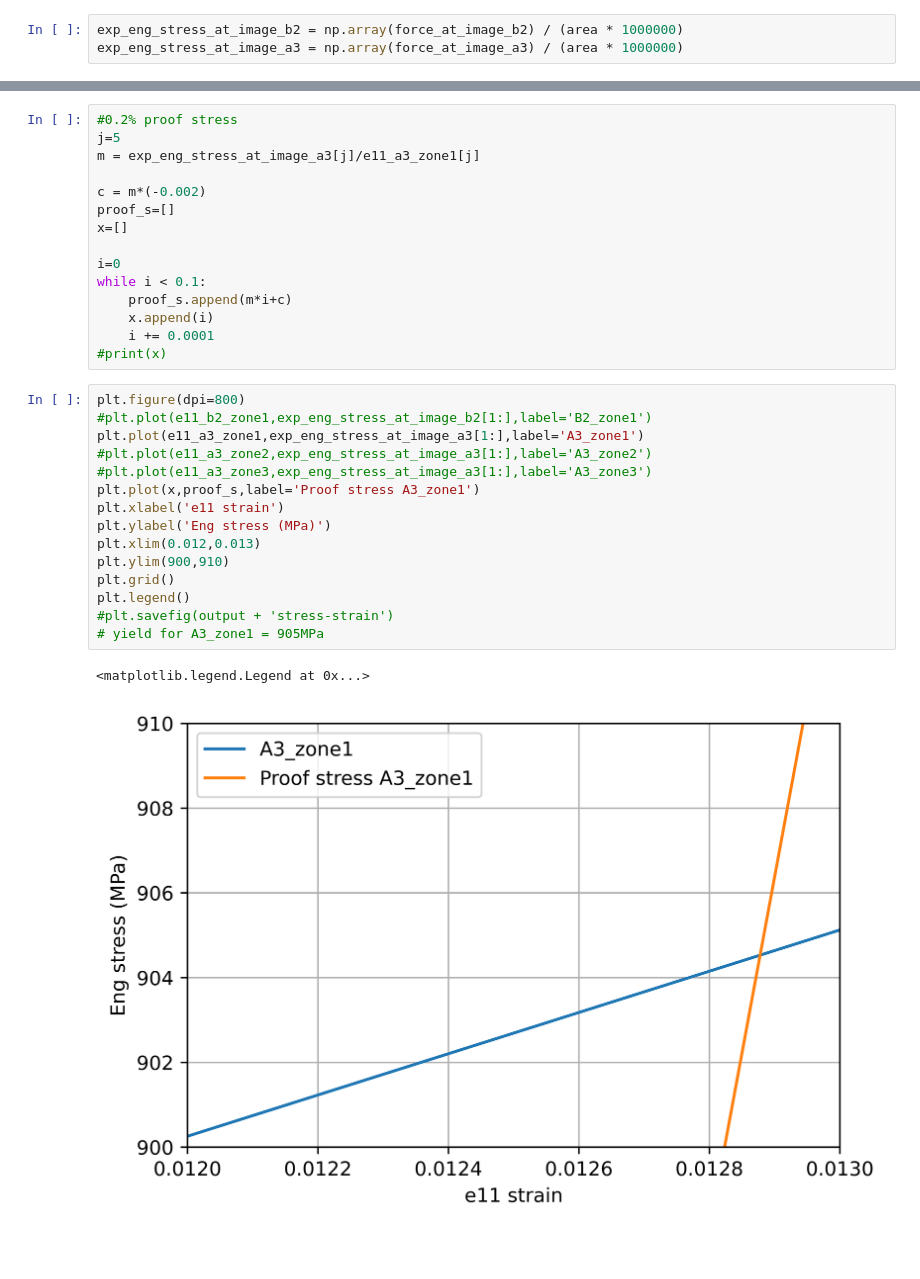
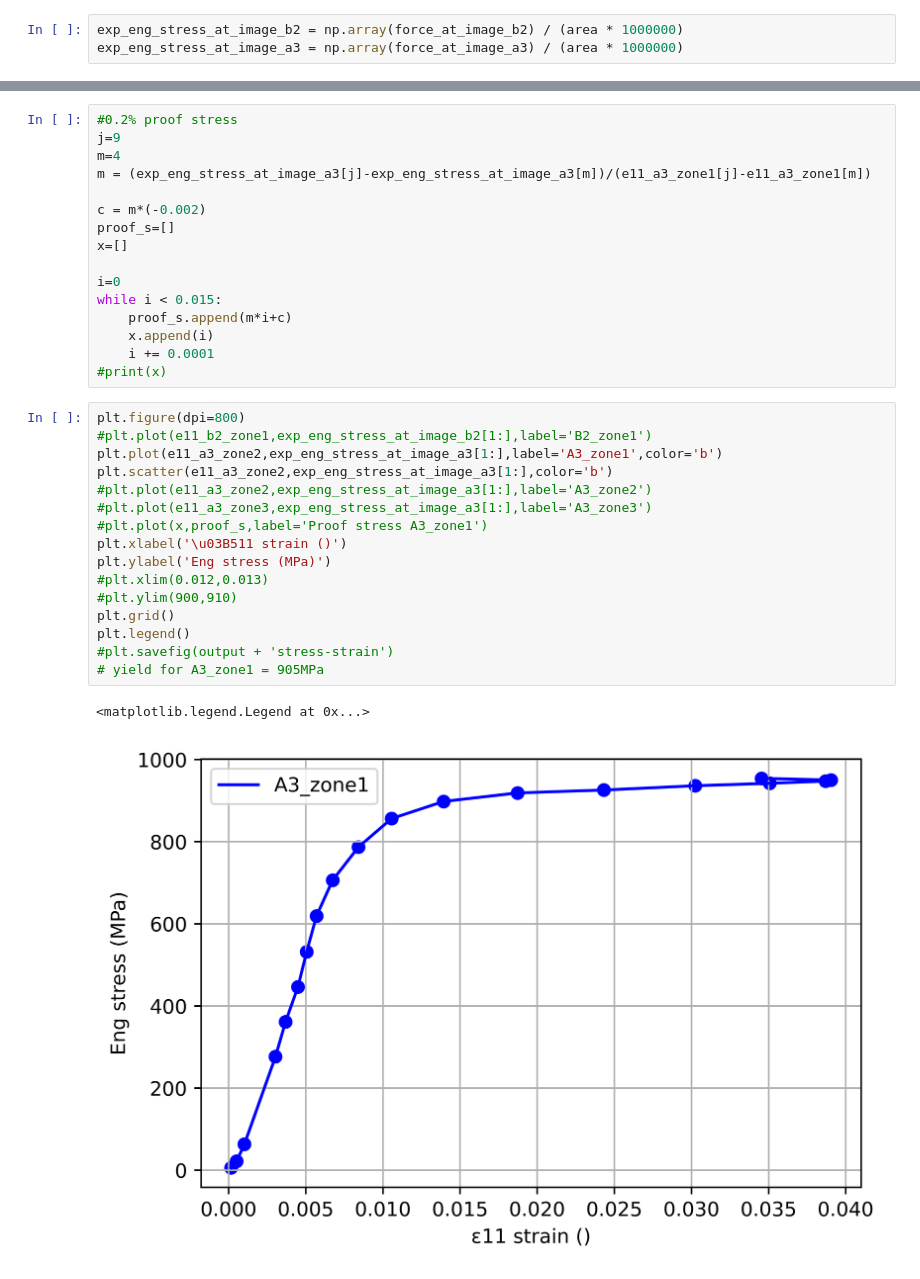
Before and after one commit to Patcurran/Strain_localisation, a Jupyter notebook: 2_Pre_CP.ipynb, the cells around one changed output, grey strips where cells are left out. Drawn from its saved outputs; the diff is of its cells as text; blank space fills up the shorter version.

```diff
--- a/2_Pre_CP.ipynb
+++ b/2_Pre_CP.ipynb
@@ -129,14 +228,15 @@ Text(0.5, 0, 'Elongation (µm)')
 # %%
 #0.2% proof stress
-j=5
-m = exp_eng_stress_at_image_a3[j]/e11_a3_zone1[j]
+j=9
+m=4
+m = (exp_eng_stress_at_image_a3[j]-exp_eng_stress_at_image_a3[m])/(e11_a3_zone1[j]-e11_a3_zone1[m])
 
 c = m*(-0.002)
 proof_s=[]
 x=[]
 
 i=0
-while i < 0.1:
+while i < 0.015:
     proof_s.append(m*i+c)
     x.append(i)
     i += 0.0001
@@ -144,18 +244,19 @@ while i < 0.1:
 # %%
 plt.figure(dpi=800)
 #plt.plot(e11_b2_zone1,exp_eng_stress_at_image_b2[1:],label='B2_zone1')
-plt.plot(e11_a3_zone1,exp_eng_stress_at_image_a3[1:],label='A3_zone1')
+plt.plot(e11_a3_zone2,exp_eng_stress_at_image_a3[1:],label='A3_zone1',color='b')
+plt.scatter(e11_a3_zone2,exp_eng_stress_at_image_a3[1:],color='b')
 #plt.plot(e11_a3_zone2,exp_eng_stress_at_image_a3[1:],label='A3_zone2')
 #plt.plot(e11_a3_zone3,exp_eng_stress_at_image_a3[1:],label='A3_zone3')
-plt.plot(x,proof_s,label='Proof stress A3_zone1')
-plt.xlabel('e11 strain')
+#plt.plot(x,proof_s,label='Proof stress A3_zone1')
+plt.xlabel('\u03B511 strain ()')
 plt.ylabel('Eng stress (MPa)')
-plt.xlim(0.012,0.013)
-plt.ylim(900,910)
+#plt.xlim(0.012,0.013)
+#plt.ylim(900,910)
 plt.grid()
 plt.legend()
 #plt.savefig(output + 'stress-strain')
 # yield for A3_zone1 = 905MPa
 # %% [output]
 <matplotlib.legend.Legend at 0x...>
-[figure, old version]
+[figure, new version]
```
Also changed, not shown: parts of 46 cells of this notebook.
